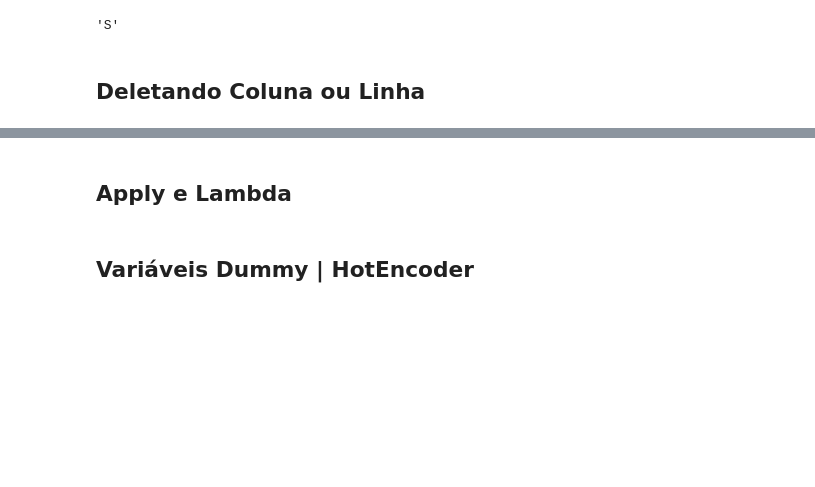
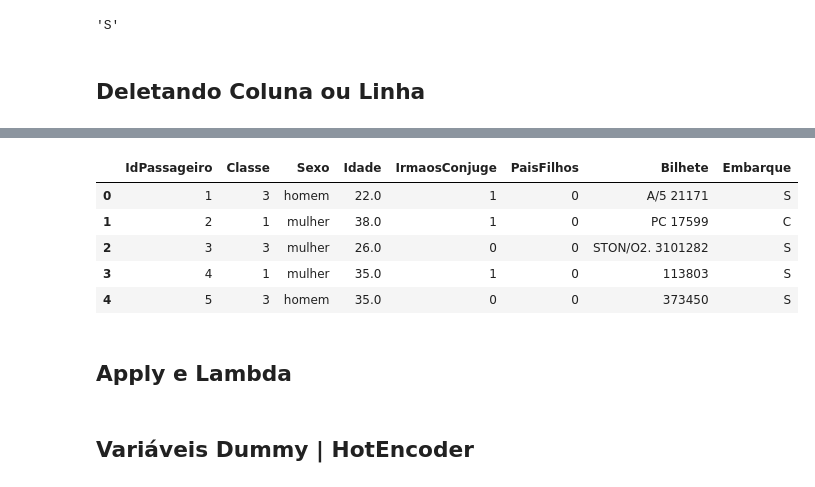
Before and after one commit to lucasabrantes1/studySpace, a Jupyter notebook: Udemy/DataScienceeMachineLearningcomEstatísticaePython/04 - Pandas/Pandas - Vazio.ipynb, the cells around one changed output, grey strips where cells are left out. Cells and saved outputs as stored; diff of their text form; code cells hidden in the pictures; blank space fills up the shorter version.

```diff
--- a/Udemy/DataScienceeMachineLearningcomEstatísticaePython/04 - Pandas/Pandas - Vazio.ipynb
+++ b/Udemy/DataScienceeMachineLearningcomEstatísticaePython/04 - Pandas/Pandas - Vazio.ipynb
@@ -537,3 +577,12 @@ data['Embarque'].at[829]
+# %%
+data.drop(['Sobreviveu','Nome','Tarifa'], axis=1).head() #colocar inplace para confirmar a exclusão
+# %% [output]
+|  | IdPassageiro | Classe | Sexo | Idade | IrmaosConjuge | PaisFilhos | Bilhete | Embarque |
+| 0 | 1 | 3 | homem | 22.0 | 1 | 0 | A/5 21171 | S |
+| 1 | 2 | 1 | mulher | 38.0 | 1 | 0 | PC 17599 | C |
+| 2 | 3 | 3 | mulher | 26.0 | 0 | 0 | STON/O2. 3101282 | S |
+| 3 | 4 | 1 | mulher | 35.0 | 1 | 0 | 113803 | S |
+| 4 | 5 | 3 | homem | 35.0 | 0 | 0 | 373450 | S |
 # %% [markdown]
 ## Apply e Lambda
 # %% [markdown]
```
Also changed, not shown: parts of 4 cells of this notebook.
